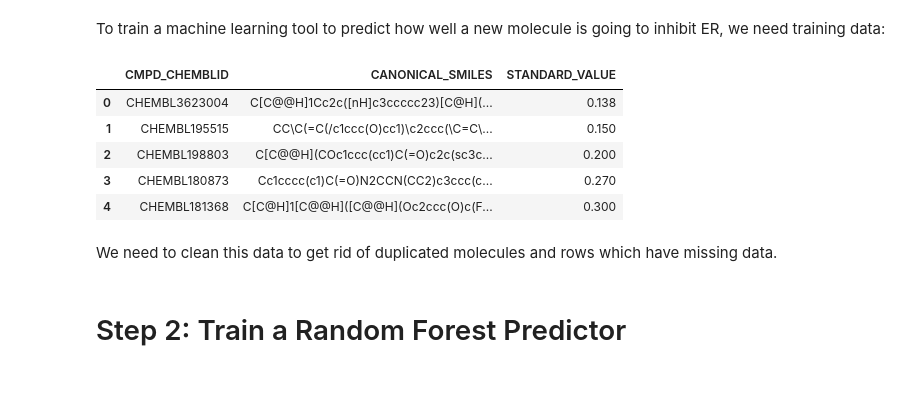
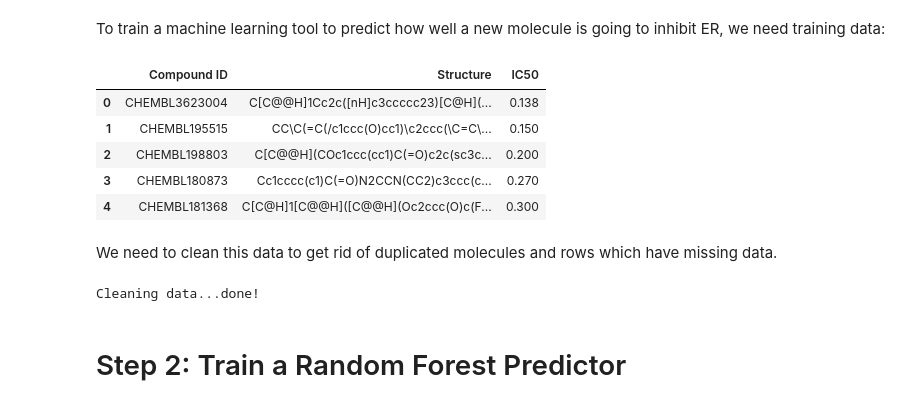
Before and after one commit to Leonauna/Educational_CADD, a Jupyter notebook: CADD_pipeline.ipynb, the cells around one changed output. Cells and saved outputs as stored; diff of their text form; code cells hidden in the pictures.

```diff
--- a/CADD_pipeline.ipynb
+++ b/CADD_pipeline.ipynb
@@ -70,11 +70,11 @@ If you follow the instructions on the next slides and run the code, you can iden
 To train a machine learning tool to predict how well a new molecule is going to inhibit ER, we need training data:
 # %%
 # Read in our training dataset
-training_data = pd.read_csv("Data/training_data_raw.csv", index_col=0)
+training_data = pd.read_csv("Data/training_data_raw.csv")
 # This is showing you how the dataset looks. It is essentially a big table
 training_data.head()
 # %% [output]
-|  | CMPD_CHEMBLID | CANONICAL_SMILES | STANDARD_VALUE |
+|  | Compound ID | Structure | IC50 |
 | 0 | CHEMBL3623004 | C[C@@H]1Cc2c([nH]c3ccccc23)[C@H](... | 0.138 |
 | 1 | CHEMBL195515 | CC\C(=C(/c1ccc(O)cc1)\c2ccc(\C=C\... | 0.150 |
 | 2 | CHEMBL198803 | C[C@@H](COc1ccc(cc1)C(=O)c2c(sc3c... | 0.200 |
@@ -84,6 +84,8 @@ training_data.head()
 We need to clean this data to get rid of duplicated molecules and rows which have missing data.
 # %%
 training_data = clean_data(training_data)
+# %% [output]
+Cleaning data...done!
 # %% [markdown]
 # Step 2: Train a Random Forest Predictor
 # %% [markdown]
```
Also changed, not shown: parts of 5 cells of this notebook.
